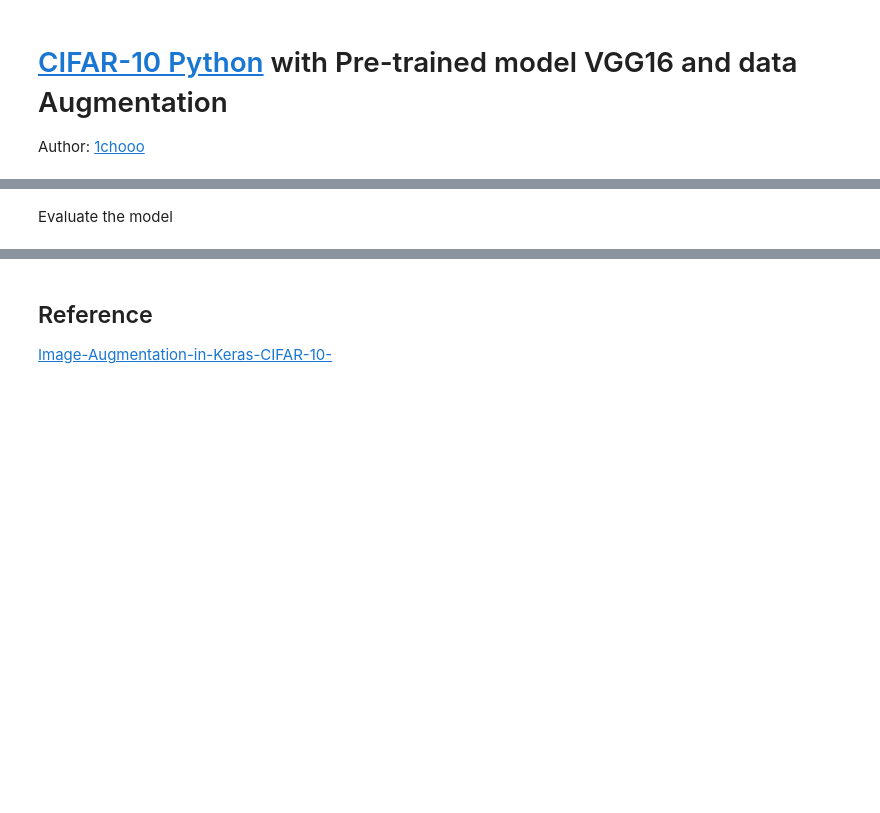
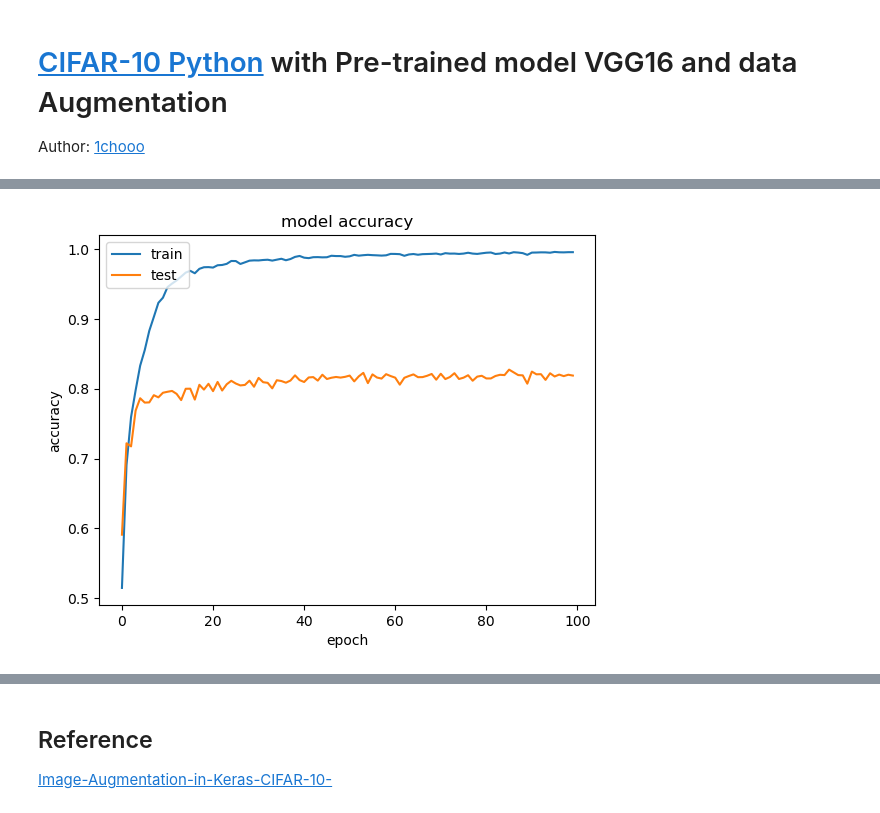
Before and after one commit to 1chooo/ai, a Jupyter notebook: cifar-10/cifar-10-with-pre-trained-vgg16-data-augmentation.ipynb, the cells around one changed output, grey strips where cells are left out. Saved outputs shown, nothing was run; the diff lists cells and outputs as text; code cells hidden in the pictures; blank space fills up the shorter version.

```diff
--- a/cifar-10/cifar-10-with-pre-trained-vgg16-data-augmentation.ipynb
+++ b/cifar-10/cifar-10-with-pre-trained-vgg16-data-augmentation.ipynb
@@ -90,21 +76,26 @@ def plot_training_history(history) -> None:
+# %%
+# plotting helper function
+def plothist(hist):
+    plt.plot(hist.history['accuracy'])
+    plt.plot(hist.history['val_accuracy'])
+    plt.title('model accuracy')
+    plt.ylabel('accuracy')
+    plt.xlabel('epoch')
+    plt.legend(['train', 'test'], loc='upper left')
+    plt.show()
 # %%
 # build and compile the model  (roughly following the VGG paper)
 
-reg = None
-num_filters = 32
-ac = 'relu'
-adm = Adam(
-    learning_rate=0.001,
-    decay=0,
-    beta_1=0.9,
-    beta_2=0.999,
-    epsilon=1e-08
-)
-opt = adm
-drop_dense = 0.5
-drop_conv = 0
+#reg=l2(1e-4)   # L2 or "ridge" regularisation
+reg=None
+num_filters=32
+ac='relu'
+adm=Adam(learning_rate=0.001,decay=0, beta_1=0.9, beta_2=0.999, epsilon=1e-08)
+opt=adm
+drop_dense=0.5
+drop_conv=0
 
-model = keras.Sequential()
+model = Sequential()
 
 model.add(Conv2D(num_filters, (3, 3), activation=ac, kernel_regularizer=reg, input_shape=(img_rows, img_cols, channels),padding='same'))
 model.add(BatchNormalization(axis=-1))
@@ -139,8 +148,3 @@ training without augmentation
 # %%
-history=model.fit(
-    x_train,
-    y_train,
-    batch_size=128,
-    epochs=100,
-    validation_data=(x_test, y_test)
-)
+# training without augmentation
+history=model.fit(x_train, y_train, batch_size=128, epochs=100, validation_data=(x_test, y_test))
@@ -151,5 +177,5 @@ train_acc = model.evaluate(x_train,y_train,batch_size=128)
 # %%
-plot_training_history(history)
+plothist(history)
+# %% [output]
+[figure, added]
-# %% [markdown]
-Evaluate the model
 # %%
```
Also changed, not shown: parts of 21 cells of this notebook.
